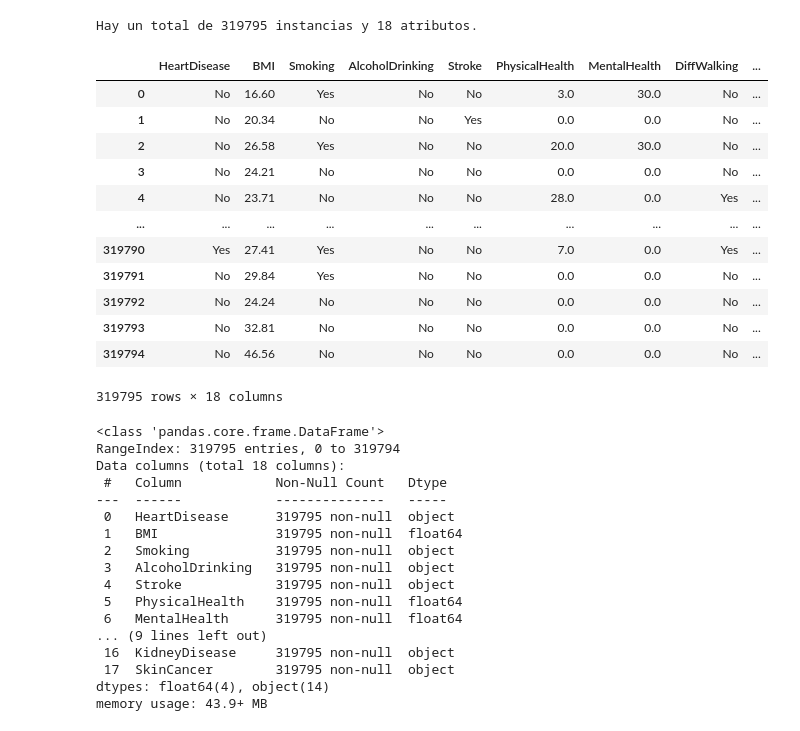
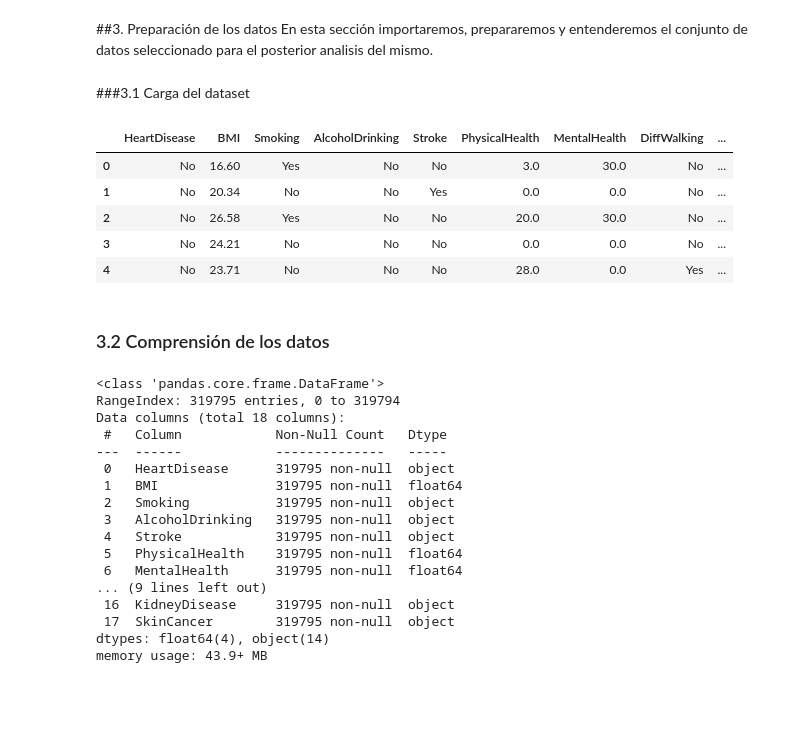
Before and after one commit to mariachurches/PythonIA, a Jupyter notebook: PracticaFinal/01MIAR_ACT_Final.ipynb, the cells around one changed output. Saved outputs shown, nothing was run; the diff lists cells and outputs as text; code cells hidden in the pictures; blank space fills up the shorter version.

```diff
--- a/PracticaFinal/01MIAR_ACT_Final.ipynb
+++ b/PracticaFinal/01MIAR_ACT_Final.ipynb
@@ -35,28 +37,26 @@ Gracias a google colab solo necesitaremos para tener un entorno totalemente prep
 import numpy  as np
 import pandas as pd
 import matplotlib.pyplot as plt
+# %% [markdown]
+##3. Preparación de los datos
+En esta sección importaremos, prepararemos y entenderemos el conjunto de datos seleccionado para el posterior analisis del mismo.
+# %% [markdown]
+###3.1 Carga del dataset
 # %%
 #Carga de datos
 data_heart = pd.read_csv('/content/heart_2020_cleaned.csv')
-# %%
-#Comprensión de los datos
-print("Hay un total de %d instancias y %i atributos" % (data_heart.shape[0],data_heart.shape[1]), end='.\n')
-display(data_heart)
-# %% [output]
-Hay un total de 319795 instancias y 18 atributos.
-|  | HeartDisease | BMI | Smoking | AlcoholDrinking | Stroke | PhysicalHealth | MentalHealth | DiffWalking | ... |
-| 0 | No | 16.60 | Yes | No | No | 3.0 | 30.0 | No | ... |
-| 1 | No | 20.34 | No | No | Yes | 0.0 | 0.0 | No | ... |
-| 2 | No | 26.58 | Yes | No | No | 20.0 | 30.0 | No | ... |
-| 3 | No | 24.21 | No | No | No | 0.0 | 0.0 | No | ... |
-| 4 | No | 23.71 | No | No | No | 28.0 | 0.0 | Yes | ... |
-| ... | ... | ... | ... | ... | ... | ... | ... | ... | ... |
-| 319790 | Yes | 27.41 | Yes | No | No | 7.0 | 0.0 | Yes | ... |
-| 319791 | No | 29.84 | Yes | No | No | 0.0 | 0.0 | No | ... |
-| 319792 | No | 24.24 | No | No | No | 0.0 | 0.0 | No | ... |
-| 319793 | No | 32.81 | No | No | No | 0.0 | 0.0 | No | ... |
-| 319794 | No | 46.56 | No | No | No | 0.0 | 0.0 | No | ... |
-319795 rows × 18 columns
+# %%
+#Comprobamos que los datos se hayan cargado correctamente
+data_heart.head()
+# %% [output]
+|  | HeartDisease | BMI | Smoking | AlcoholDrinking | Stroke | PhysicalHealth | MentalHealth | DiffWalking | ... |
+| 0 | No | 16.60 | Yes | No | No | 3.0 | 30.0 | No | ... |
+| 1 | No | 20.34 | No | No | Yes | 0.0 | 0.0 | No | ... |
+| 2 | No | 26.58 | Yes | No | No | 20.0 | 30.0 | No | ... |
+| 3 | No | 24.21 | No | No | No | 0.0 | 0.0 | No | ... |
+| 4 | No | 23.71 | No | No | No | 28.0 | 0.0 | Yes | ... |
+# %% [markdown]
+### 3.2 Comprensión de los datos
 # %%
 data_heart.info()
 # %% [output]
```
Also changed, not shown: parts of 10 cells of this notebook.
